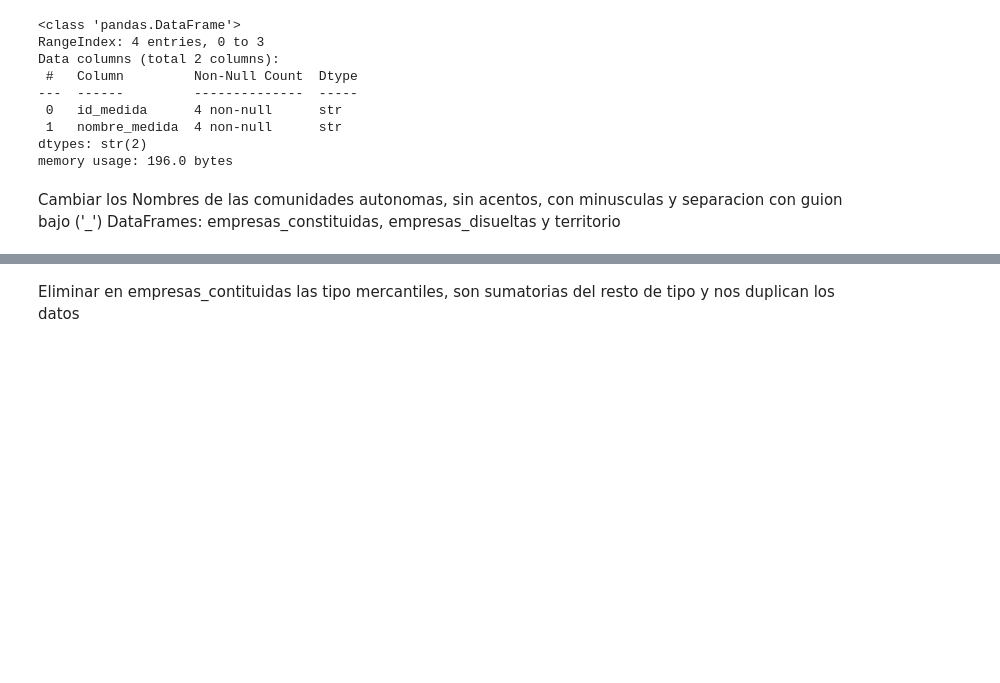
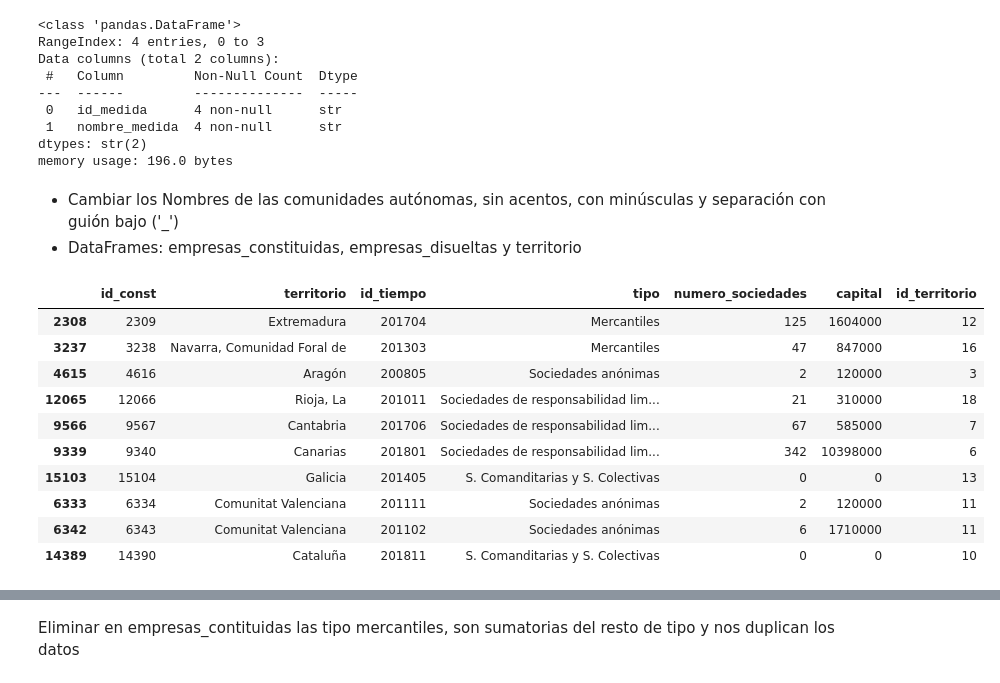
Before and after one commit to fabihrndz/spain-business-resilience-analytics, a Jupyter notebook: notebooks/05_transformation.ipynb, the cells around one changed output, grey strips where cells are left out. Cells and saved outputs as stored; diff of their text form; code cells hidden in the pictures; blank space fills up the shorter version.

```diff
--- a/notebooks/05_transformacion.ipynb
+++ b/notebooks/05_transformation.ipynb
@@ -159,7 +168,7 @@ Data columns (total 2 columns):
 dtypes: str(2)
 memory usage: 196.0 bytes
 # %% [markdown]
-Cambiar los Nombres de las comunidades autonomas, sin acentos, con minusculas y separacion con guion bajo ('_')
-DataFrames: empresas_constituidas, empresas_disueltas y territorio
+- Cambiar los Nombres de las comunidades autónomas, sin acentos, con minúsculas y separación con guión bajo ('_')
+- DataFrames: empresas_constituidas, empresas_disueltas y territorio
 # %%
 # Creamos el diccionario de mapeo con tus especificaciones exactas
@@ -185,3 +194,24 @@ mapeo_territorios = {
     "Ceuta": "ceuta",
     "Melilla": "melilla"
 }
+# %%
+# Diccionario territorio -> id_territorio, usando el propio df_territorio
+mapeo_territorios = dict(zip(df_territorio['nombre_territorio'], df_territorio['id_territorio']))
+
+# Aplicar el mapeo
+df_empr_const['id_territorio'] = df_empr_const['territorio'].map(mapeo_territorios)
+df_empr_dis['id_territorio'] = df_empr_dis['territorio'].map(mapeo_territorios)
+# %%
+df_empr_const.sample(10)
+# %% [output]
+|  | id_const | territorio | id_tiempo | tipo | numero_sociedades | capital | id_territorio |
+| 2308 | 2309 | Extremadura | 201704 | Mercantiles | 125 | 1604000 | 12 |
+| 3237 | 3238 | Navarra, Comunidad Foral de | 201303 | Mercantiles | 47 | 847000 | 16 |
+| 4615 | 4616 | Aragón | 200805 | Sociedades anónimas | 2 | 120000 | 3 |
+| 12065 | 12066 | Rioja, La | 201011 | Sociedades de responsabilidad lim... | 21 | 310000 | 18 |
+| 9566 | 9567 | Cantabria | 201706 | Sociedades de responsabilidad lim... | 67 | 585000 | 7 |
+| 9339 | 9340 | Canarias | 201801 | Sociedades de responsabilidad lim... | 342 | 10398000 | 6 |
+| 15103 | 15104 | Galicia | 201405 | S. Comanditarias y S. Colectivas | 0 | 0 | 13 |
+| 6333 | 6334 | Comunitat Valenciana | 201111 | Sociedades anónimas | 2 | 120000 | 11 |
+| 6342 | 6343 | Comunitat Valenciana | 201102 | Sociedades anónimas | 6 | 1710000 | 11 |
+| 14389 | 14390 | Cataluña | 201811 | S. Comanditarias y S. Colectivas | 0 | 0 | 10 |
```
Also changed, not shown: parts of 15 cells of this notebook, 14 other files.
